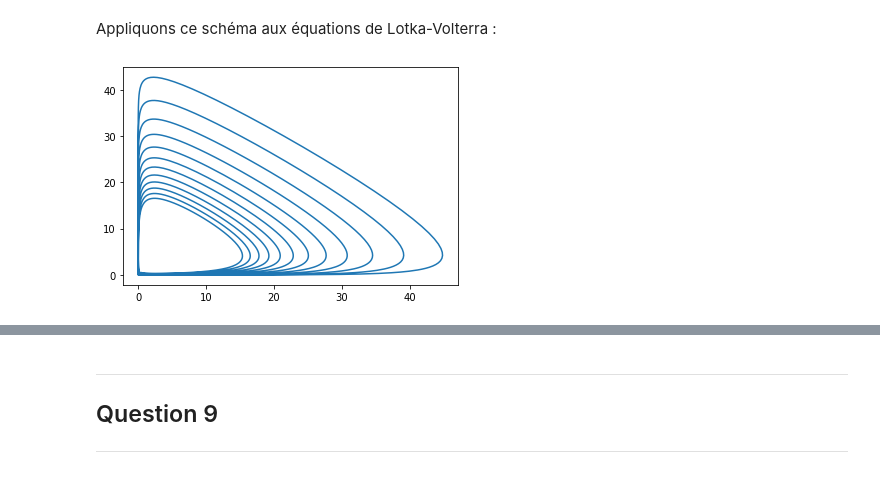
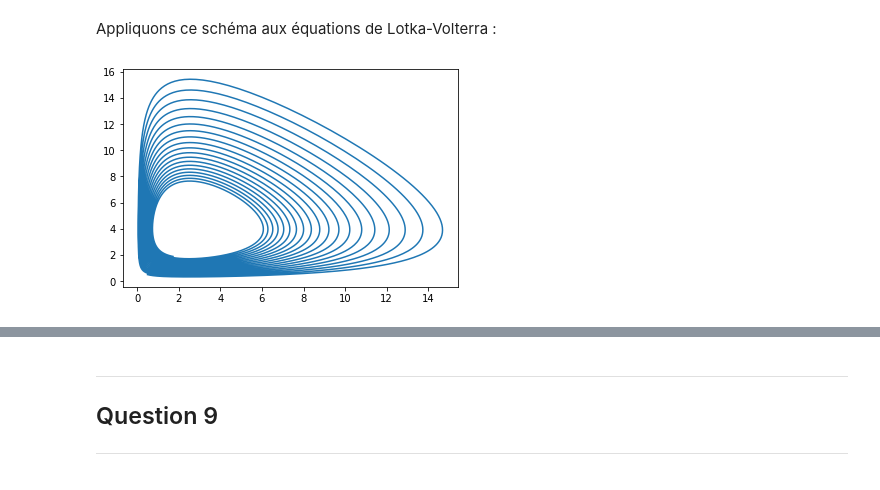
Before and after one commit to david-bretaud/equadiff, a Jupyter notebook: projet.ipynb, the cells around one changed output, grey strips where cells are left out. Cells and saved outputs as stored; diff of their text form; code cells hidden in the pictures.

```diff
--- a/projet.ipynb
+++ b/projet.ipynb
@@ -307,9 +306,8 @@ def solve_euler_explicit(f, x0, dt, t0, tf):
 def exp(t, x):
     return x
 
-t0, tf = 0, 10
 dt = 10e-4
-t, x = solve_euler_explicit(exp, 1, dt, t0, tf)
+t, x = solve_euler_explicit(exp, 1, dt, 0, 10)
 plt.plot(t, x) ;
 # %% [output]
 [figure]
@@ -322,7 +320,7 @@ def mu(j):
     return la.norm(np.exp(t[j+1]) - np.exp(t[j]) - dt*exp(t[j], x[j])) / dt
 
 mu = np.vectorize(mu)
-l = int((tf-t0)/dt)
+l = int(10/dt)
 j = range(l)
 
 plt.plot(j, np.log(mu(j))) ;
@@ -340,7 +338,8 @@ On trouve bien une droite affine, soit d'ordre 1.
 def F(t,x):
     return np.array(f(*x))
 
-sol = solve_euler_explicit(F, [0.5, 0.5], 10e-3, 0.0, 100.0)
+t0, tf = 0.0, 100.0
+sol = solve_euler_explicit(F, [0.5, 0.5], 10e-3, t0, tf)
 t, x = sol[0], np.array(sol[1]) # Conversion en array numpy pour effectuer des slices
 
 plt.plot(x[:,0], x[:,1]);
@@ -373,22 +371,23 @@ On ne retrouve pas le caractère constant de H par rapport au temps. Ce schéma
 
 ---
 # %%
-eps = 10e-4
+eps = 10e-2
 def solve_euler_implicit(f, x0, dt, t0, tf, itermax = 100):
-    t, x = solve_euler_explicit(f, x0, dt, t0, tf)
+    t, x = [t0], [x0]
     l = int((tf-t0)/dt)
-    for j in range(l):
+    for j in range(l-1):
+        t += [t0 + (j+1)*dt]
         def F(y):
             return x[j] + dt*f(t[j+1], y)
         x_j_0 = list(x[j]) if type(x[j]) is np.ndarray else x[j]
         x_j_k = x_j_0
         x_j_k1 = F(x_j_k)
         i = 0
-        while (la.norm(x_j_k1 - x_j_k) / la.norm(x_j_0) > eps) or (i < itermax):
+        while (la.norm(x_j_k1 - x_j_k) > eps*la.norm(x_j_0)) or (i < itermax):
             x_j_k = x_j_k1
             x_j_k1 = F(x_j_k)
             i += 1
-        x[j] = x_j_k
+        x += [x[j] + dt*f(t[j], x_j_k)]
     return t, x
 # %% [markdown]
 Vérifions sa convergence sur l'équation différentielle associée à l'exponentielle :
@@ -400,12 +399,12 @@ plt.plot(*sol) ;
 # %% [markdown]
 Appliquons ce schéma aux équations de Lotka-Volterra :
 # %%
-sol = solve_euler_implicit(F, [0.5, 0.5], 10e-3, 0.0, 100.0)
+sol = solve_euler_implicit(F, [0.5, 0.5], 10e-3, t0, tf)
 t, x = sol[0], np.array(sol[1]) # Conversion en array numpy pour effectuer des slices
 
 plt.plot(x[:,0], x[:,1]);
 # %% [output]
-[figure, old version]
+[figure, new version]
 # %%
 plt.plot(t, x[:,0]);
 plt.plot(t, x[:,1]);
```
Also changed, not shown: parts of 9 cells of this notebook.
